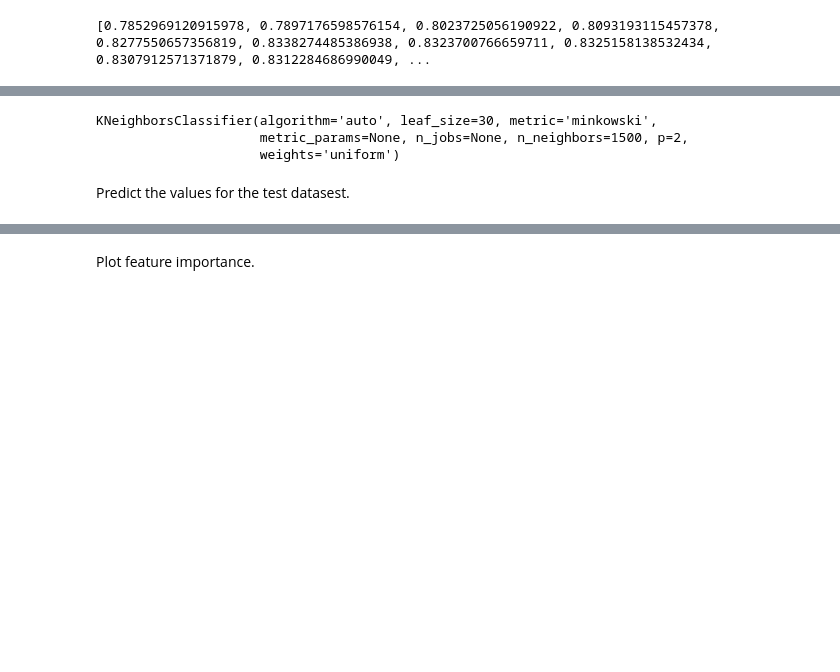
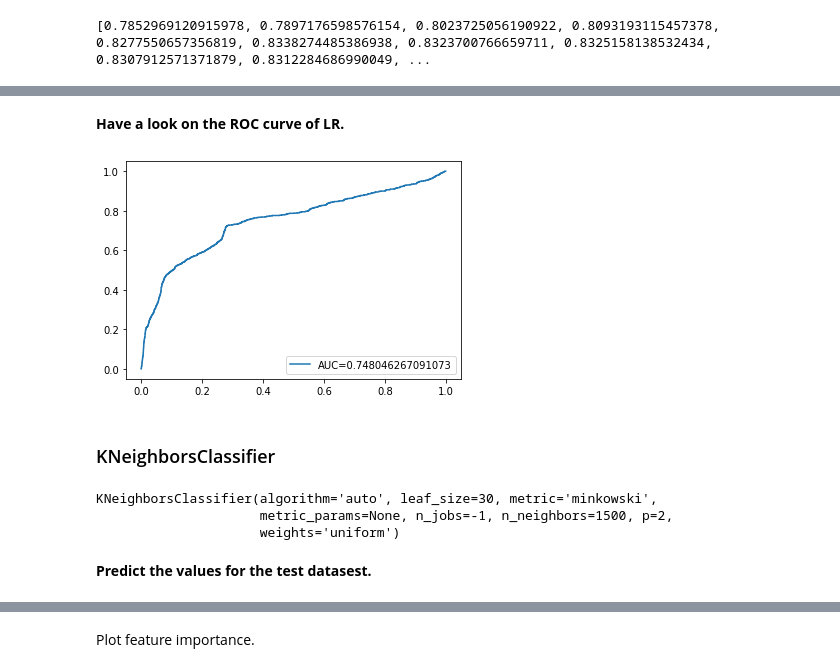
Before and after one commit to anti-beeh/final-project, a Jupyter notebook: notebooks/3-modeling.ipynb, the cells around one changed output, grey strips where cells are left out. Cells and saved outputs as stored; diff of their text form; code cells hidden in the pictures; blank space fills up the shorter version.

```diff
--- a/notebooks/3-modeling.ipynb
+++ b/notebooks/3-modeling.ipynb
@@ -176,12 +230,25 @@ X_train, X_test, y_train, y_test = train_test_split(X, y, test_size=0.2, random_
+# %% [markdown]
+**Have a look on the ROC curve of LR.**
+# %%
+y_pred_proba = lr.predict_proba(X_test)[::,1]
+fpr, tpr, _ = metrics.roc_curve(y_test,  y_pred_proba)
+auc = metrics.roc_auc_score(y_test, y_pred_proba)
+plt.plot(fpr,tpr,label="AUC="+str(auc))
+plt.legend(loc=4)
+plt.show()
+# %% [output]
+[figure, added]
+# %% [markdown]
+### KNeighborsClassifier
 # %%
-knc = KNeighborsClassifier(n_neighbors=1500)
+knc = KNeighborsClassifier(n_neighbors=1500, n_jobs=-1)
 knc.fit(X_train, y_train)
 # %% [output]
 KNeighborsClassifier(algorithm='auto', leaf_size=30, metric='minkowski',
-                     metric_params=None, n_jobs=None, n_neighbors=1500, p=2,
+                     metric_params=None, n_jobs=-1, n_neighbors=1500, p=2,
                      weights='uniform')
 # %% [markdown]
-Predict the values for the test datasest.
+**Predict the values for the test datasest.**
 # %%
 y_pred = knc.predict(X_test)
 # %%
```
Also changed, not shown: parts of 29 cells of this notebook.
